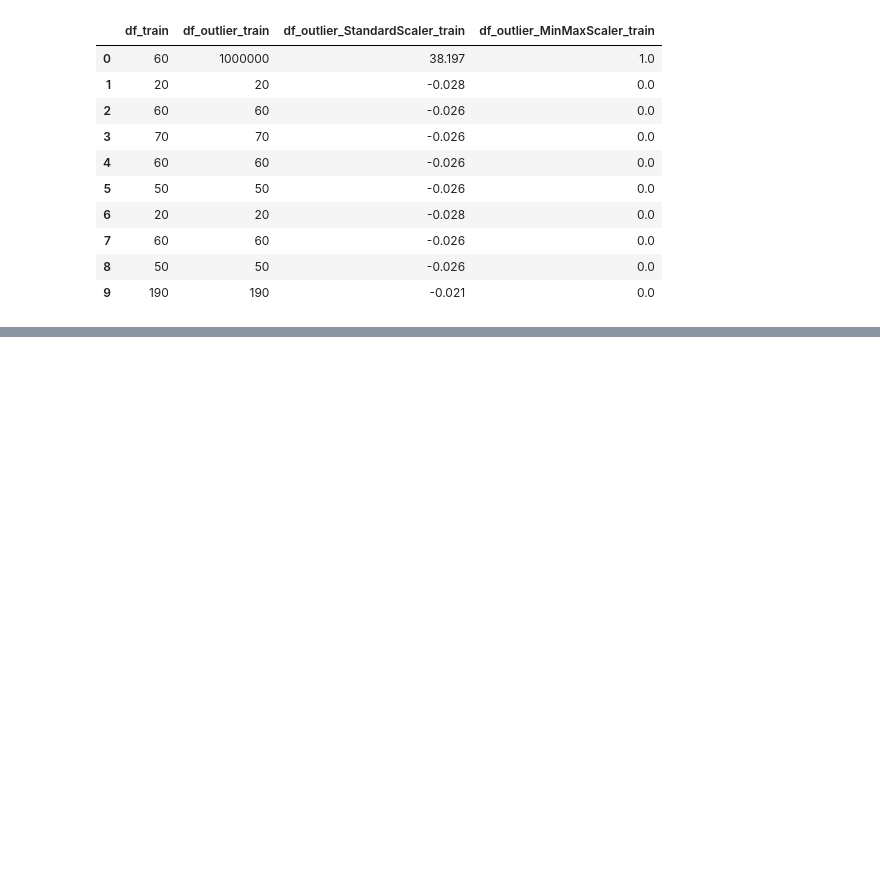
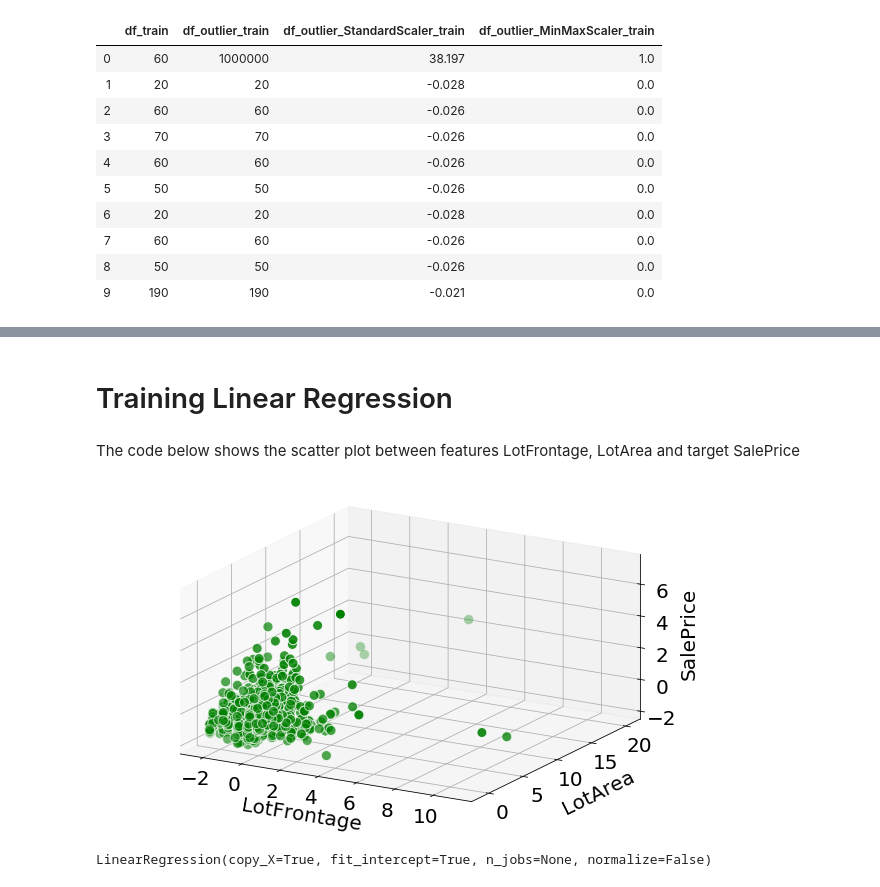
Before and after one commit to nehat312/teaching, a Jupyter notebook: gwu/machine_learning_I/spring_2020/case_study/case_study_1/case_study_1.ipynb, the cells around one changed output, grey strips where cells are left out. Drawn from its saved outputs; the diff is of its cells as text; code cells hidden in the pictures; blank space fills up the shorter version.

```diff
--- a/gwu/machine_learning_I/spring_2020/case_study/case_study_1/case_study_1.ipynb
+++ b/gwu/machine_learning_I/spring_2020/case_study/case_study_1/case_study_1.ipynb
@@ -525,0 +611,39 @@ round(df_outlier_ss_mms_train.head(10), 3)
+# %% [markdown]
+# Training Linear Regression
+# %% [markdown]
+The code below shows the scatter plot between features LotFrontage, LotArea and target SalePrice
+# %%
+from mpl_toolkits.mplot3d import Axes3D
+
+# Create a figure
+fig = plt.figure(figsize=(8.6, 5))
+
+# Create the axes
+ax = plt.axes(projection='3d', proj_type='ortho')
+
+# The scatter plot between LotFrontage, LotArea and SalePrice
+ax.scatter3D(X_train[['LotFrontage']], X_train[['LotArea']], y_train, color='green', edgecolor='white', s=100);
+
+# Set x-axis
+ax.set_xlabel('LotFrontage', fontsize=20, labelpad=15)
+
+# Set y-axis
+ax.set_ylabel('LotArea', fontsize=20, labelpad=15)
+
+# Set z-axis
+ax.set_zlabel(target, fontsize=20, labelpad=5)
+
+# Set tick label size
+ax.tick_params(labelsize=20)
+
+# Save and show the figure
+plt.tight_layout()
+plt.savefig('./figure/scatter_plot_LotFrontage_LotArea_SalePrice.pdf')
+plt.show()
+# %% [output]
+[figure, added]
+# %%
+# Train the multiple linear regression model on the training data
+lr.fit(X_train[['LotFrontage', 'LotArea']], y_train)
+# %% [output]
+LinearRegression(copy_X=True, fit_intercept=True, n_jobs=None, normalize=False)
```
Also changed, not shown: parts of 39 cells of this notebook, 2 other files.
